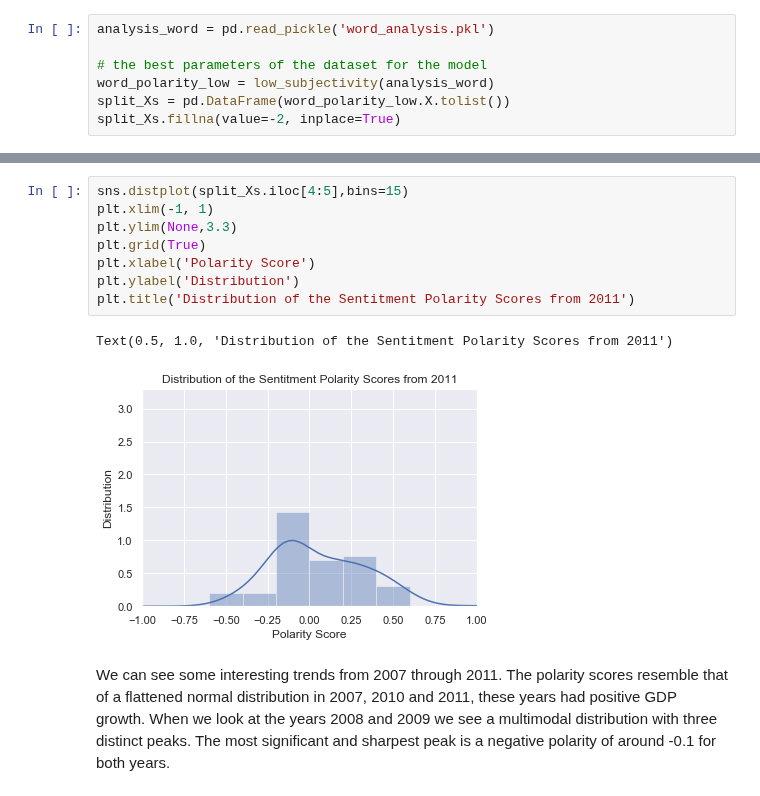
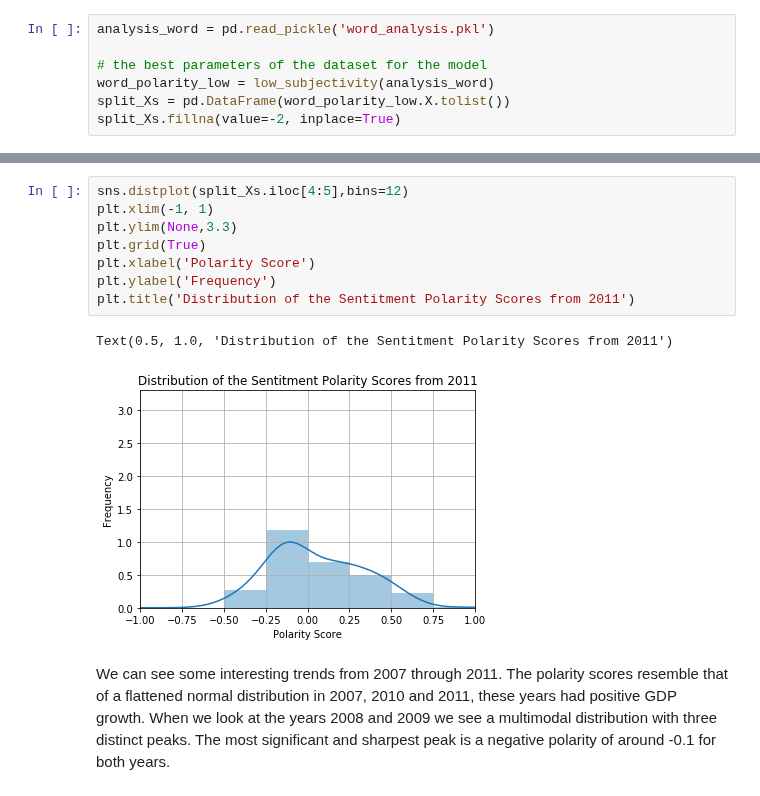
Before and after one commit to davepalazzo/Sentiment_Analysis_S-P_500, a Jupyter notebook: Economic_Forecasting.ipynb, the cells around one changed output, grey strips where cells are left out. Saved outputs shown, nothing was run; the diff lists cells and outputs as text.

```diff
--- a/Economic_Forecasting.ipynb
+++ b/Economic_Forecasting.ipynb
@@ -343,14 +343,14 @@ Text(0.5, 1.0, 'Distribution of the Sentitment Polarity Scores from 2010')
 # %%
-sns.distplot(split_Xs.iloc[4:5],bins=15)
+sns.distplot(split_Xs.iloc[4:5],bins=12)
 plt.xlim(-1, 1)
 plt.ylim(None,3.3)
 plt.grid(True)
 plt.xlabel('Polarity Score')
-plt.ylabel('Distribution')
+plt.ylabel('Frequency')
 plt.title('Distribution of the Sentitment Polarity Scores from 2011')
 # %% [output]
 Text(0.5, 1.0, 'Distribution of the Sentitment Polarity Scores from 2011')
-[figure, old version]
+[figure, new version]
 # %% [markdown]
 We can see some interesting trends from 2007 through 2011. The polarity scores resemble that of a flattened normal distribution in 2007, 2010 and 2011, these years had positive GDP growth. When we look at the years 2008 and 2009 we see a multimodal distribution with three distinct peaks. The most significant and sharpest peak is a negative polarity of around -0.1 for both years.
 # %%
```
Also changed, not shown: parts of 10 cells of this notebook.
